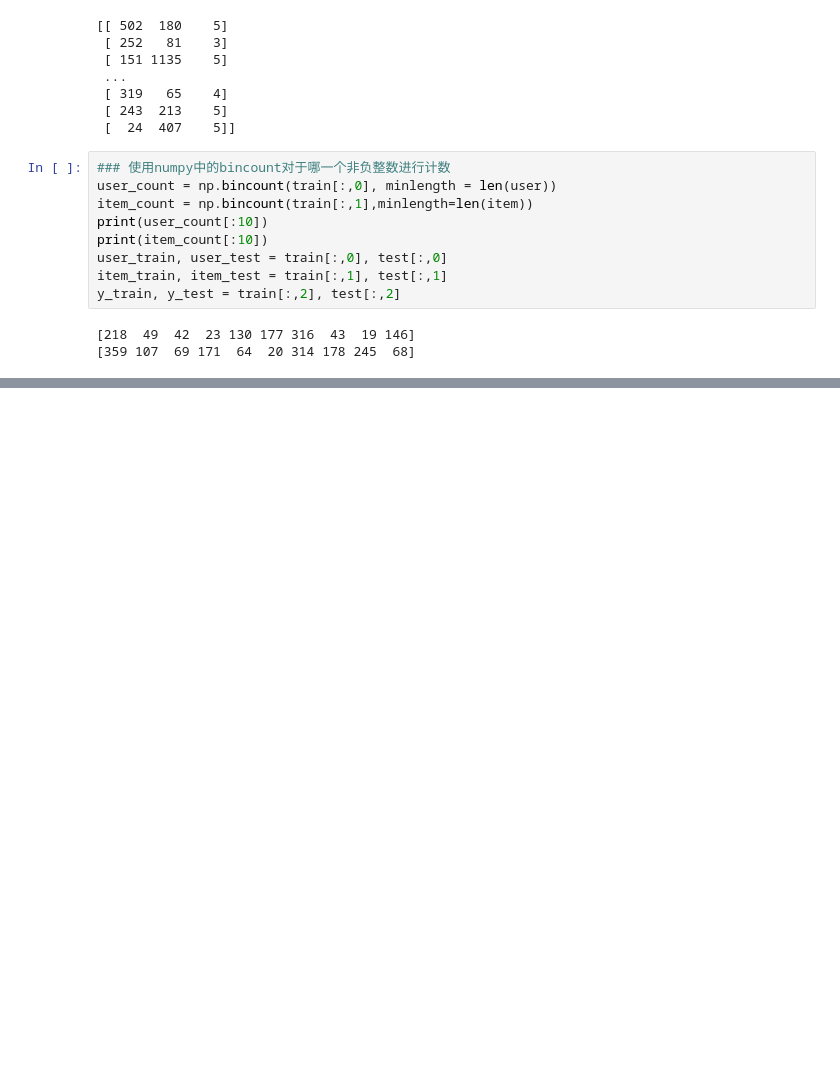
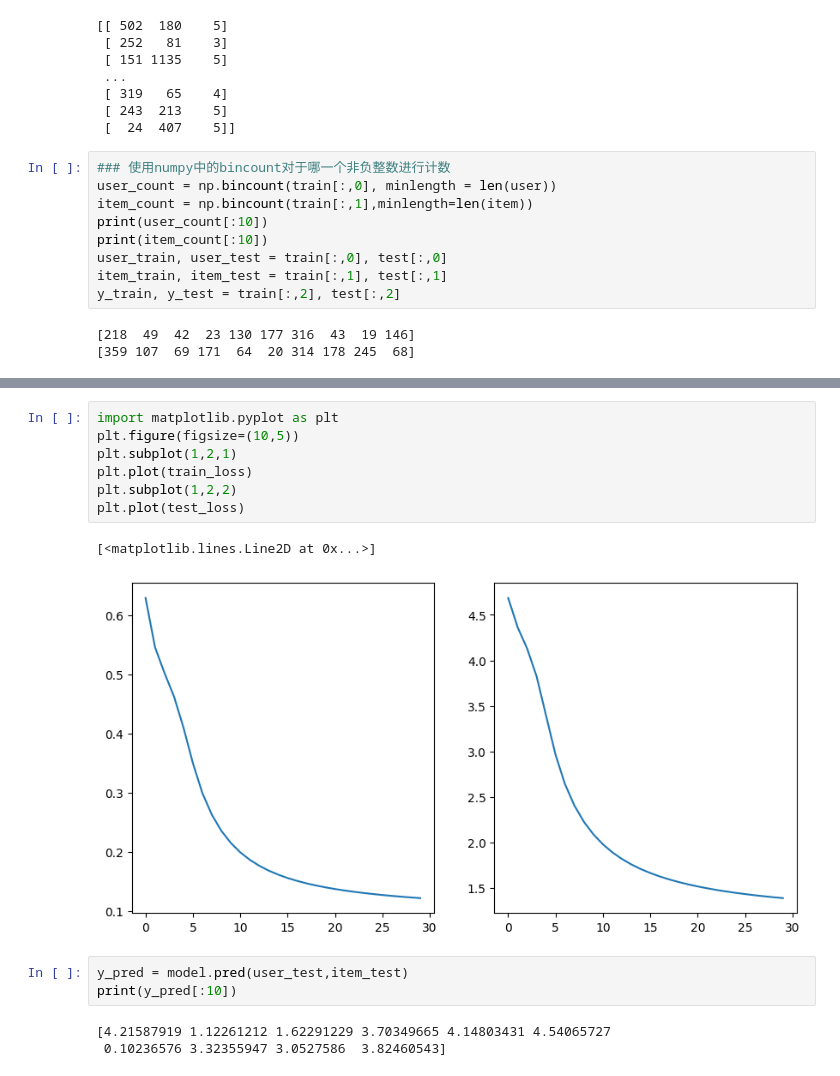
Before and after one commit to eric-statis/Hands-on-ml, a Jupyter notebook: 第7章 双线性模型/ex.ipynb, the cells around one changed output, grey strips where cells are left out. Drawn from its saved outputs; the diff is of its cells as text; blank space fills up the shorter version.

```diff
--- a/第7章 双线性模型/ex.ipynb
+++ b/第7章 双线性模型/ex.ipynb
@@ -136,0 +145,16 @@ plt.plot(train_loss)
+# %%
+import matplotlib.pyplot as plt
+plt.figure(figsize=(10,5))
+plt.subplot(1,2,1)
+plt.plot(train_loss)
+plt.subplot(1,2,2)
+plt.plot(test_loss)
+# %% [output]
+[<matplotlib.lines.Line2D at 0x...>]
+[figure, added]
+# %%
+y_pred = model.pred(user_test,item_test)
+print(y_pred[:10])
+# %% [output]
+[4.21587919 1.12261212 1.62291229 3.70349665 4.14803431 4.54065727
+ 0.10236576 3.32355947 3.0527586  3.82460543]
```
Also changed, not shown: parts of 6 cells of this notebook, 1 other file.
